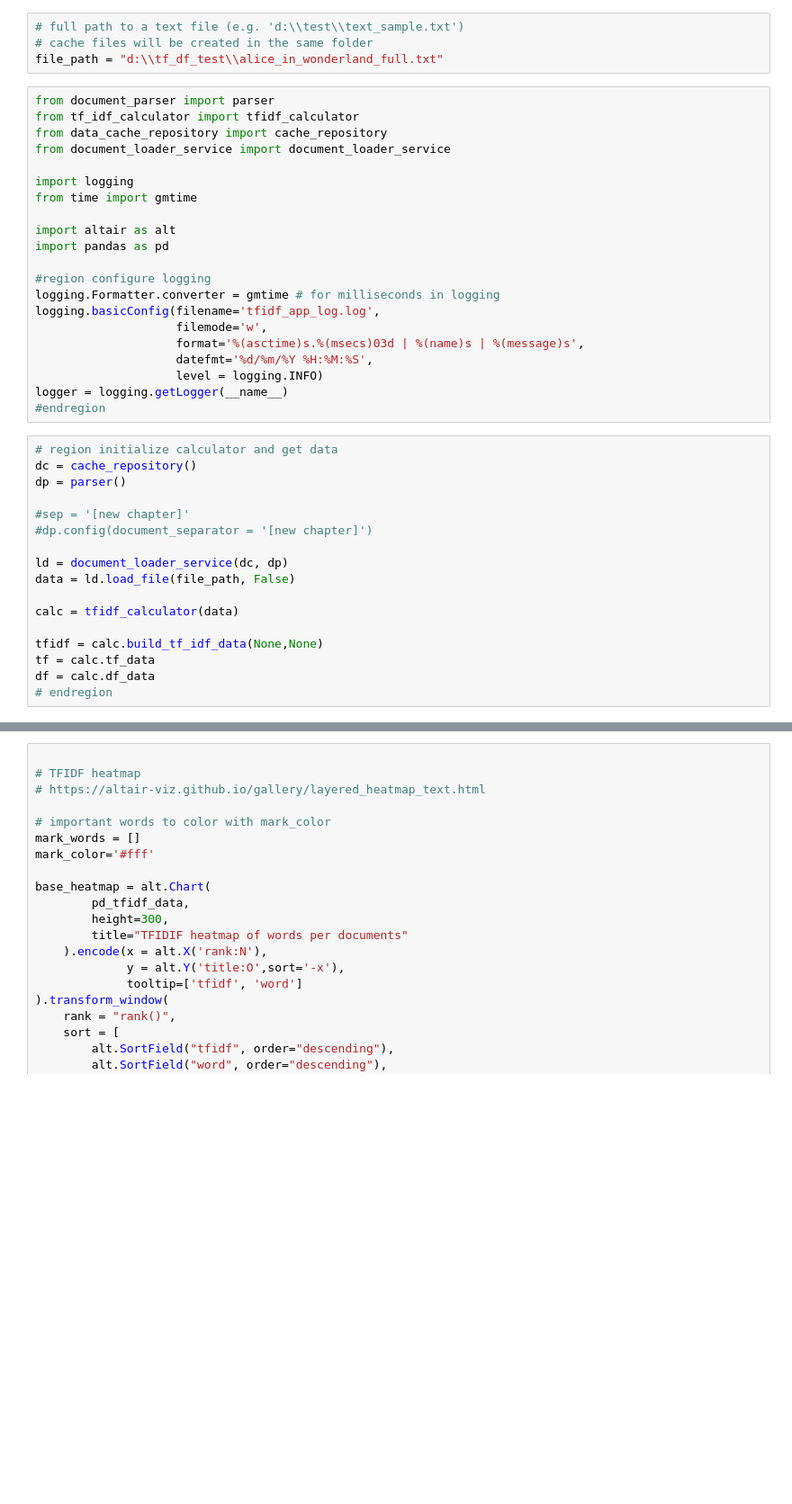
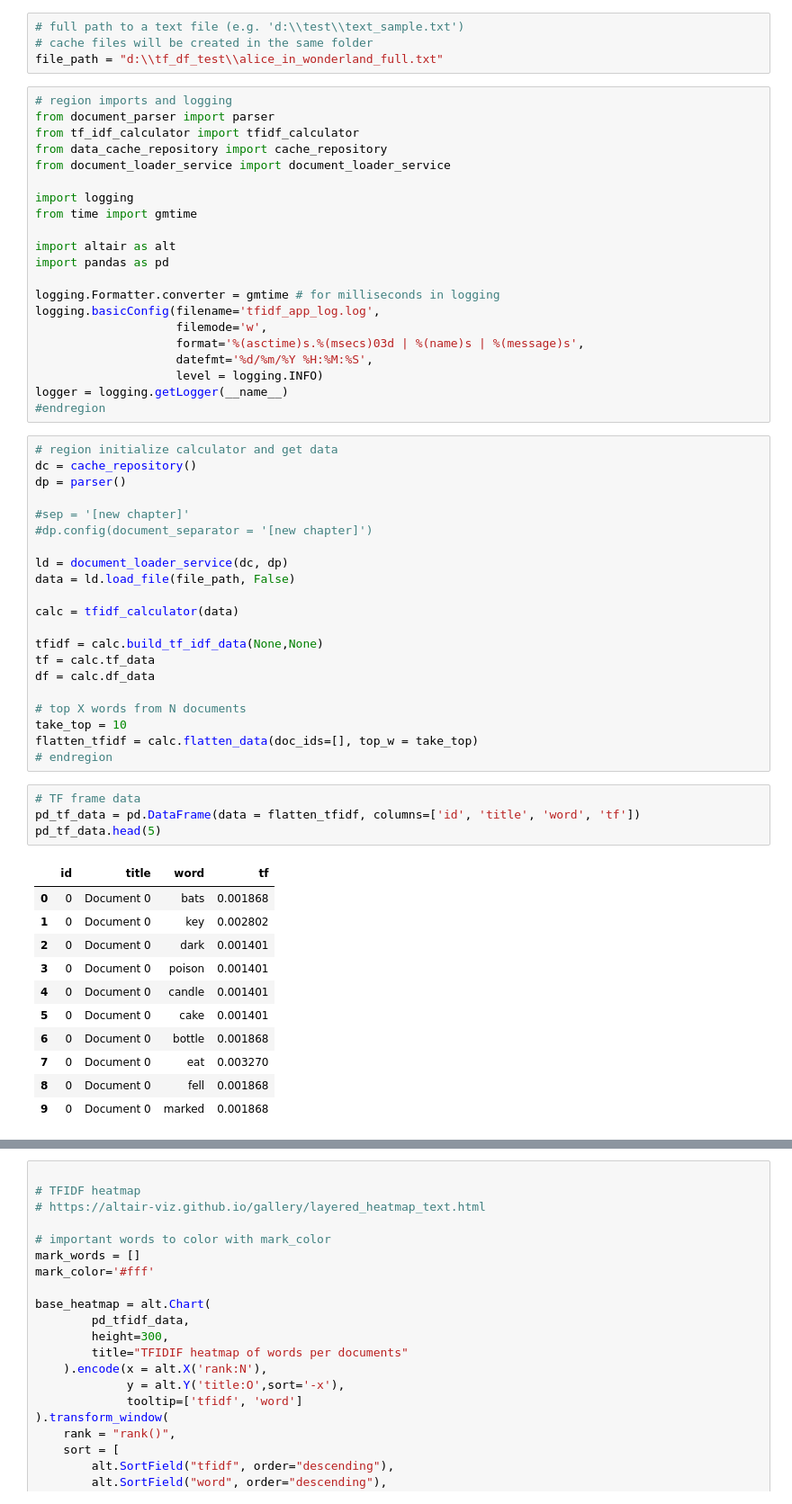
Before and after one commit to denis-marchenkov/tfidfcalculator, a Jupyter notebook: src/visualizations.ipynb, the cells around one changed output, grey strips where cells are left out. Shown: that part at 90% size. Drawn from its saved outputs; the diff is of its cells as text; blank space fills up the shorter version.

```diff
--- a/src/visualizations.ipynb
+++ b/src/visualizations.ipynb
@@ -3,6 +3,7 @@
 # cache files will be created in the same folder
 file_path = "d:\\tf_df_test\\alice_in_wonderland_full.txt"
 # %%
+# region imports and logging
 from document_parser import parser
 from tf_idf_calculator import tfidf_calculator
 from data_cache_repository import cache_repository
@@ -14,7 +15,6 @@ from time import gmtime
 import altair as alt
 import pandas as pd
 
-#region configure logging
 logging.Formatter.converter = gmtime # for milliseconds in logging
 logging.basicConfig(filename='tfidf_app_log.log',
                     filemode='w',
@@ -39,4 +39,24 @@ calc = tfidf_calculator(data)
 tfidf = calc.build_tf_idf_data(None,None)
 tf = calc.tf_data
 df = calc.df_data
+
+# top X words from N documents
+take_top = 10
+flatten_tfidf = calc.flatten_data(doc_ids=[], top_w = take_top)
 # endregion
+# %%
+# TF frame data
+pd_tf_data = pd.DataFrame(data = flatten_tfidf, columns=['id', 'title', 'word', 'tf'])
+pd_tf_data.head(5)
+# %% [output]
+|  | id | title | word | tf |
+| 0 | 0 | Document 0 | bats | 0.001868 |
+| 1 | 0 | Document 0 | key | 0.002802 |
+| 2 | 0 | Document 0 | dark | 0.001401 |
+| 3 | 0 | Document 0 | poison | 0.001401 |
+| 4 | 0 | Document 0 | candle | 0.001401 |
+| 5 | 0 | Document 0 | cake | 0.001401 |
+| 6 | 0 | Document 0 | bottle | 0.001868 |
+| 7 | 0 | Document 0 | eat | 0.003270 |
+| 8 | 0 | Document 0 | fell | 0.001868 |
+| 9 | 0 | Document 0 | marked | 0.001868 |
```
Also changed, not shown: parts of 5 cells of this notebook, 2 other files.
